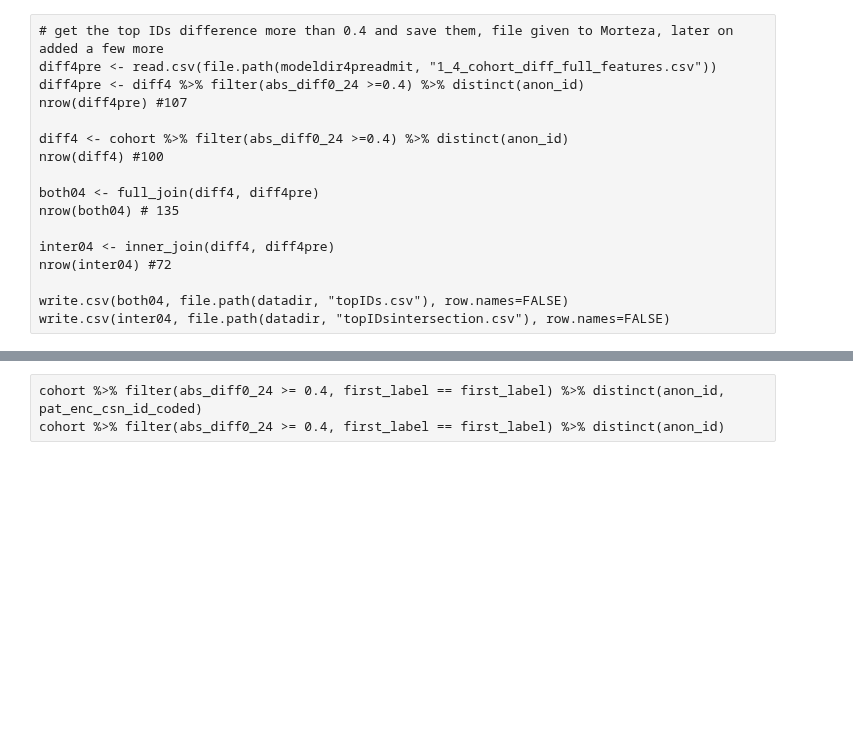
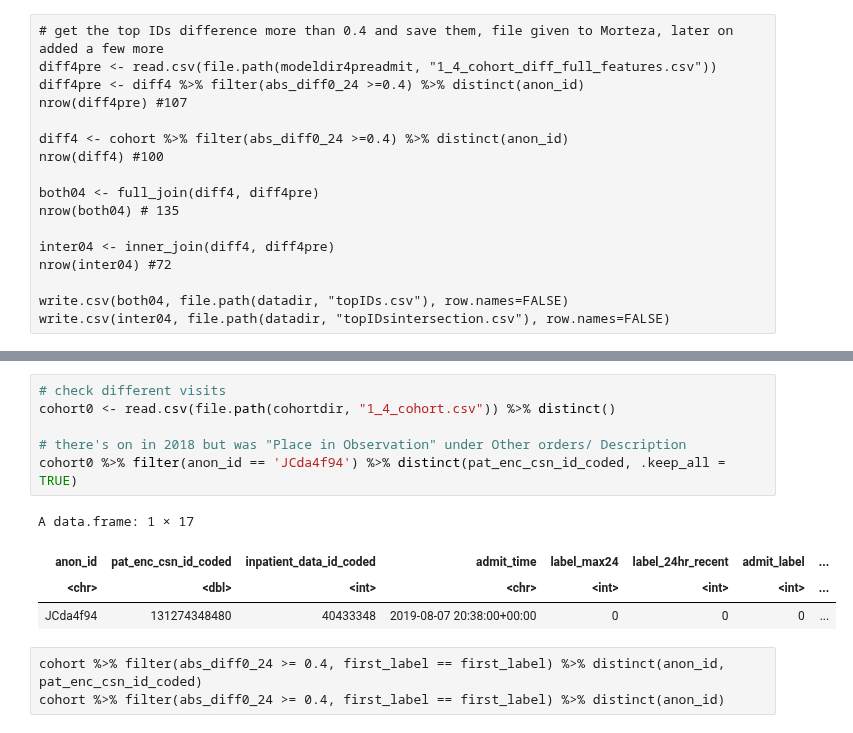
Before and after one commit to Minh084/TDA, a Jupyter notebook: 4_tables/4.2_difference.ipynb, the cells around one changed output, grey strips where cells are left out. Cells and saved outputs as stored; diff of their text form; blank space fills up the shorter version.

```diff
--- a/4_tables/4.2_difference.ipynb
+++ b/4_tables/4.2_difference.ipynb
@@ -281,3 +304,14 @@ A data.frame: 1 × 17
+# %%
+# check different visits
+cohort0 <- read.csv(file.path(cohortdir, "1_4_cohort.csv")) %>% distinct()
+
+# there's on in 2018 but was "Place in Observation" under Other orders/ Description
+cohort0 %>% filter(anon_id == 'JCda4f94') %>% distinct(pat_enc_csn_id_coded, .keep_all = TRUE)
+# %% [output]
+A data.frame: 1 × 17
+| anon_id | pat_enc_csn_id_coded | inpatient_data_id_coded | admit_time | label_max24 | label_24hr_recent | admit_label | ... |
+| <chr> | <dbl> | <int> | <chr> | <int> | <int> | <int> | ... |
+| JCda4f94 | 131274348480 | 40433348 | 2019-08-07 20:38:00+00:00 | 0 | 0 | 0 | ... |
 # %% [raw]
 cohort %>% filter(abs_diff0_24 >= 0.4, first_label == first_label) %>% distinct(anon_id, pat_enc_csn_id_coded)
 cohort %>% filter(abs_diff0_24 >= 0.4, first_label == first_label) %>% distinct(anon_id)
```
Also changed, not shown: parts of 6 cells of this notebook, 3 other files.
